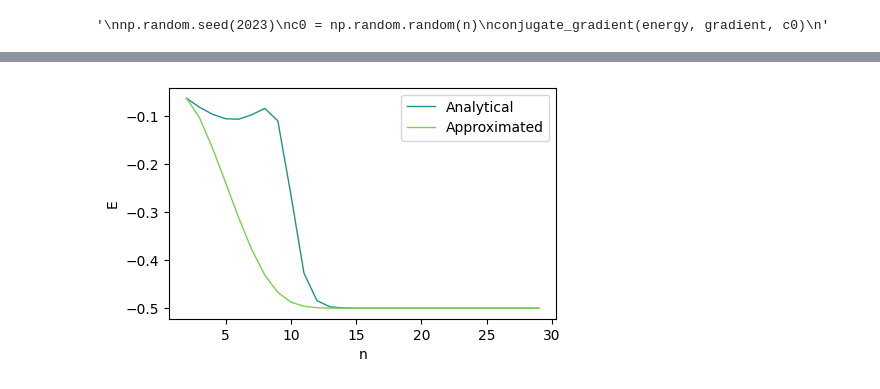
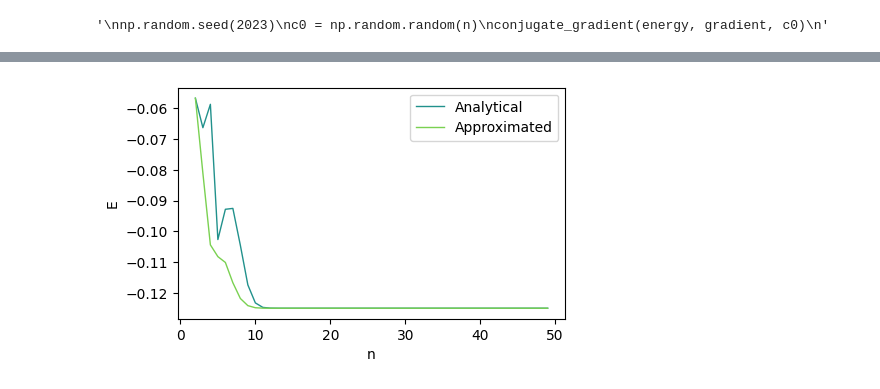
Before and after one commit to BelugaHaechi/garcia-theoretical-chemistry, a Jupyter notebook: Hatom-fix.ipynb, the cells around one changed output, grey strips where cells are left out. Cells and saved outputs as stored; diff of their text form; code cells hidden in the pictures.

Commit message:
add excited state code--phi_approx not working

```diff
--- a/Hatom-fix.ipynb
+++ b/Hatom-fix.ipynb
@@ -67,7 +67,7 @@ from scipy.special import roots_legendre, eval_legendre
 import math
 
 Z = 1
-qn_l = 0 # quantum number l
+qn_l = 1 # quantum number l
 L = math.log(10) * 10 / Z
 
 n = 50
@@ -370,6 +368,8 @@ print(ke_approx, angular_ke_approx, pe_approx, energy_approx)
 def setup(n, Z=1, epsilon=1e-6):
 
     L = math.log(10) * 10 / Z
+
+    qn_l = 1
 
     roots, weights = roots_legendre(n)
 
@@ -404,13 +404,14 @@ def setup(n, Z=1, epsilon=1e-6):
     ke_matrix = np.zeros((n-1, n-1))
     for l in range(n-1):
         for m in range(n-1):
-            approx_ke = np.dot(db(l) * db(m), weights) / L
+            approx_ke = np.dot(db(l) * db(m), weights) / L + np.dot(b(l) * b(m) / (roots + 1)**2, weights) * qn_l * (qn_l + 1) / L
             if abs(approx_ke) < epsilon:
                 approx_ke = 0
             ke_matrix[l, m] = approx_ke
 
     #obtaining exact coefficients
-    phi = lambda r: r * (math.e)**(-Z * r)
+    phi = lambda r: r**2 * (math.e)**(-Z * r * 0.5) # for excited state
+    # phi = lambda r: r * (math.e)**(-Z * r) # for ground state
 
     c_exact = np.zeros(n-1)
     for l in range(n-1):
@@ -440,26 +474,26 @@ setup(50)
 # %%
 X = []
 e_exact = []
 e_approx = []
 
-for i in range(2,30,1):
+for i in range(2,50,1):
     exact, approx = setup(i)
     X.append(i)
     e_exact.append(exact)
     e_approx.append(approx)
 
 
 fig, ax1 = plt.subplots(figsize=(5, 3))
 ax1.set_xlabel(r'n')
 ax1.set_ylabel(r'E')
 
 colors = plt.cm.viridis([.5, .8])
 
 p1 = ax1.plot(X, e_exact, color=colors[0], ls='-', lw=1, label='Analytical')
 p2 = ax1.plot(X, e_approx, color=colors[1], ls='-', lw=1, label='Approximated')
 
 ax1.legend(handles=p1+p2, loc='best')
 
 plt.savefig('fig/hatom-fix.png', bbox_inches='tight', dpi=300)
 # %% [output]
-[figure, old version]
+[figure, new version]
```
Also changed, not shown: parts of 7 cells of this notebook, 1 other file.
